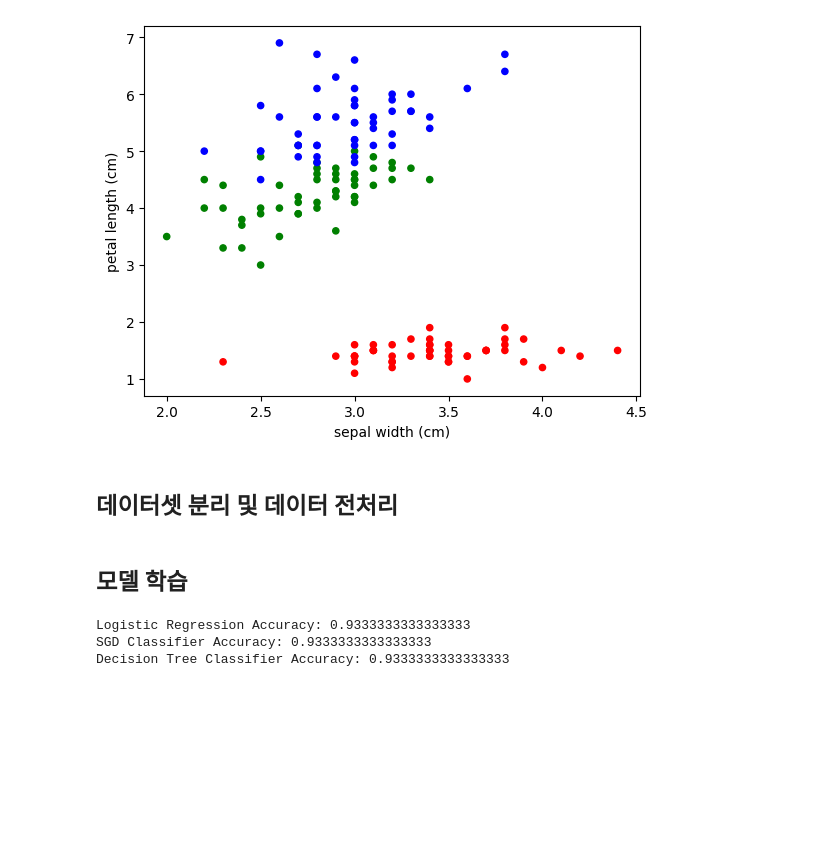
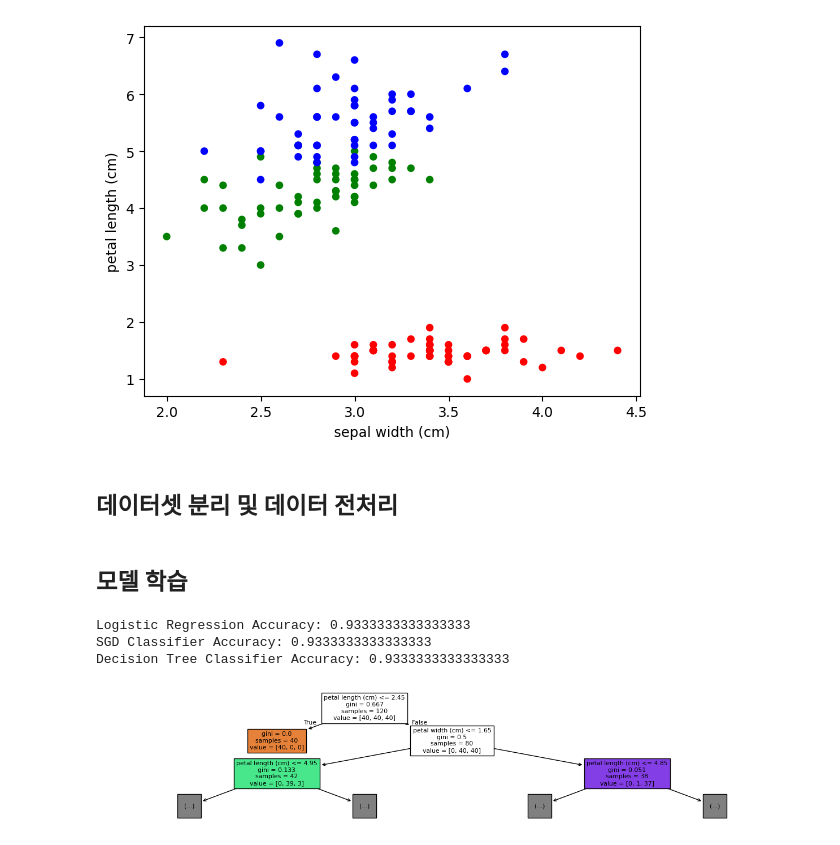
Before and after one commit to hsmu-jeongeun/machine-learning-practice, a Jupyter notebook: 20250408_iris_classification.ipynb, the cells around one changed output. Drawn from its saved outputs; the diff is of its cells as text; code cells hidden in the pictures; blank space fills up the shorter version.

```diff
--- a/20250408_iris_classification.ipynb
+++ b/20250408_iris_classification.ipynb
@@ -91,3 +91,11 @@ print("Decision Tree Classifier Accuracy:", tree_acc)
 Logistic Regression Accuracy: 0.9333333333333333
 SGD Classifier Accuracy: 0.9333333333333333
 Decision Tree Classifier Accuracy: 0.9333333333333333
+# %%
+import matplotlib.pyplot as plot
+from sklearn.tree import plot_tree
+plot.figure(figsize=(16,3))
+plot_tree(tree_clf, filled=True, max_depth=2, feature_names=iris.feature_names)
+plot.show()
+# %% [output]
+[figure, added]
```
Also changed, not shown: parts of 1 cell of this notebook.
